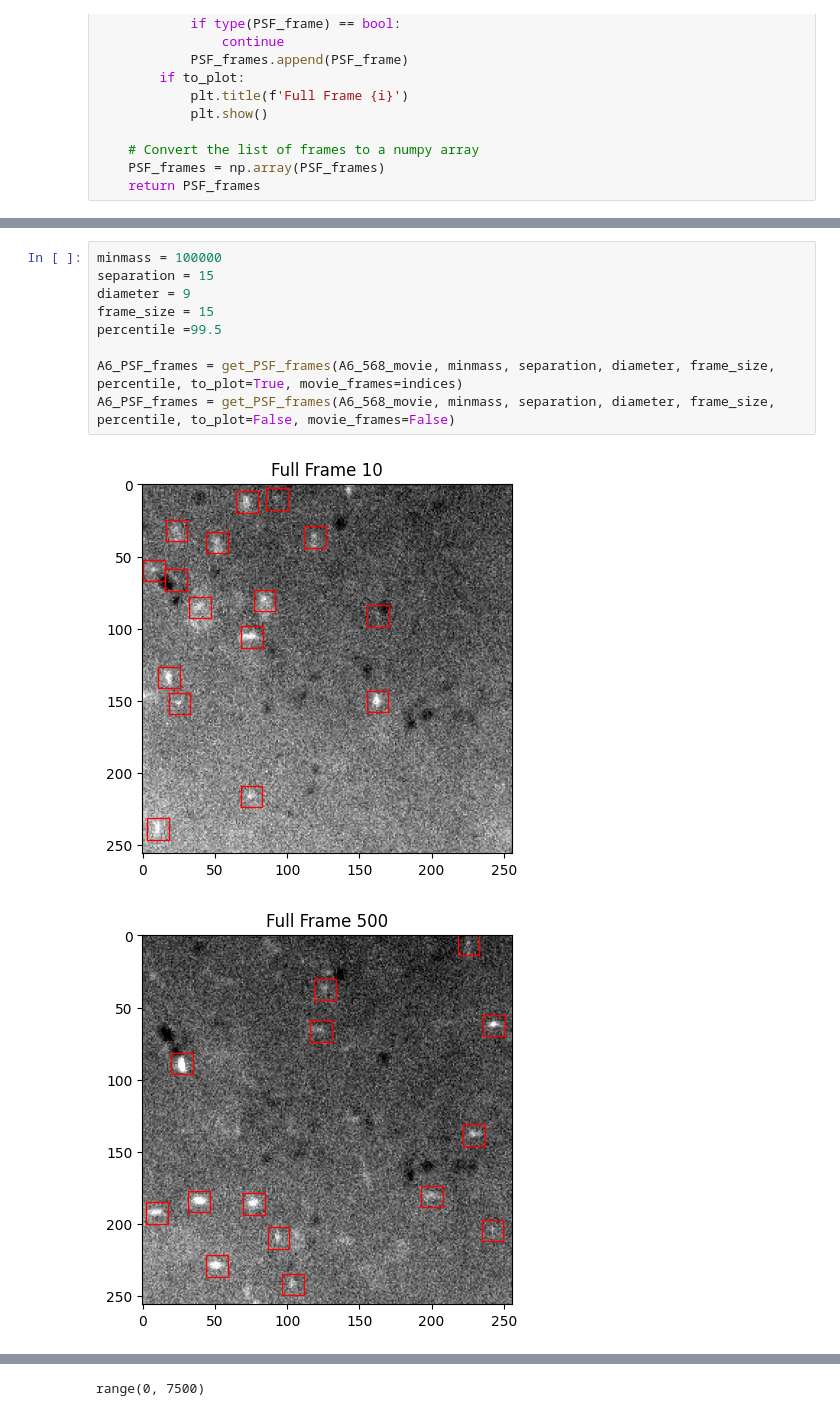
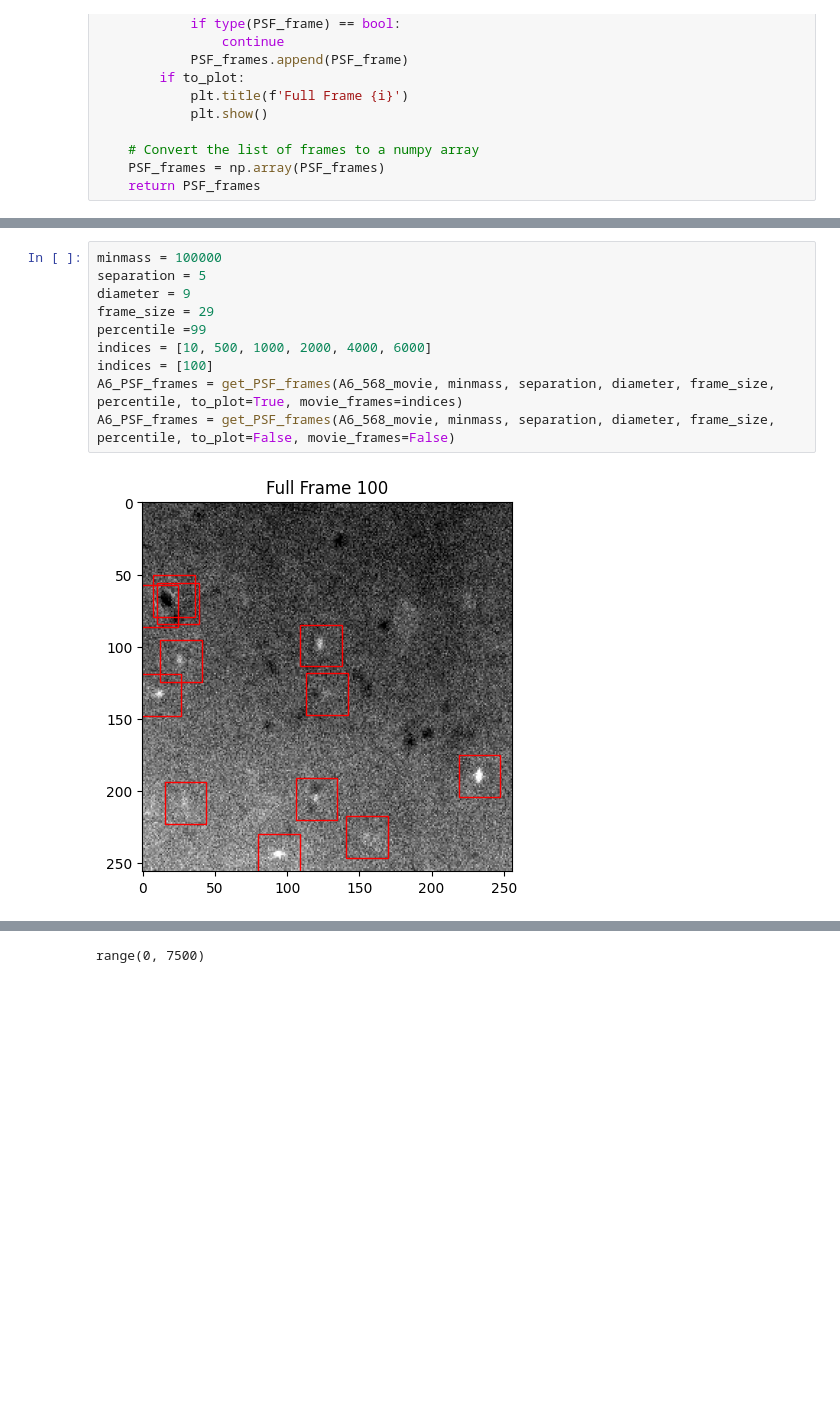
Before and after one commit to Max-Winga/Selvin-Lab-Fluorophore-Identification, a Jupyter notebook: Data_Preprocessing.ipynb, the cells around one changed output, grey strips where cells are left out. Saved outputs shown, nothing was run; the diff lists cells and outputs as text; blank space fills up the shorter version.

```diff
--- a/Data_Preprocessing.ipynb
+++ b/Data_Preprocessing.ipynb
@@ -82,12 +80,12 @@ indices = [10, 500, 1000, 2000, 4000, 6000]
 # %%
 minmass = 100000
-separation = 15
+separation = 5
 diameter = 9
-frame_size = 15
-percentile =99.5
-
+frame_size = 29
+percentile =99
+indices = [10, 500, 1000, 2000, 4000, 6000]
+indices = [100]
 A6_PSF_frames = get_PSF_frames(A6_568_movie, minmass, separation, diameter, frame_size, percentile, to_plot=True, movie_frames=indices)
 A6_PSF_frames = get_PSF_frames(A6_568_movie, minmass, separation, diameter, frame_size, percentile, to_plot=False, movie_frames=False)
 # %% [output]
-[figure, old version]
+[figure, new version]
-[figure, removed]
```
Also changed, not shown: parts of 7 cells of this notebook, 1 other file.
